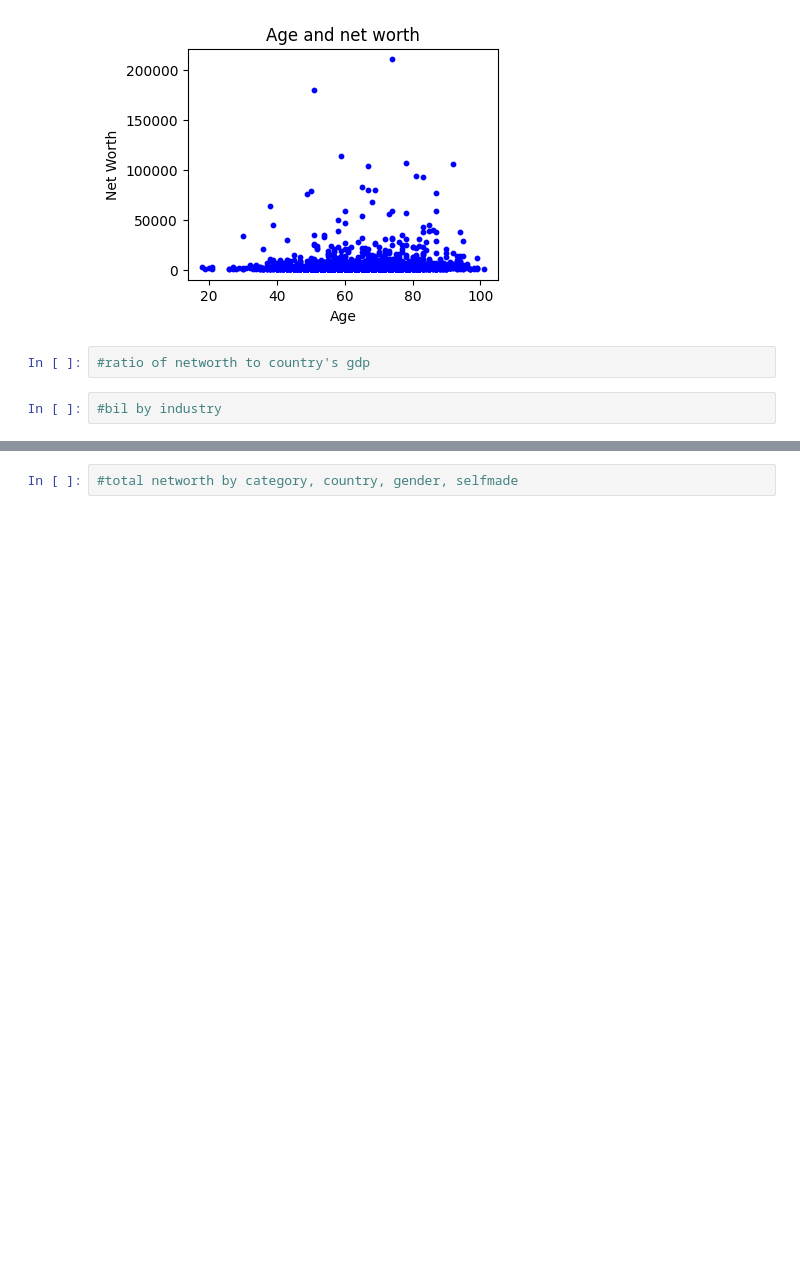
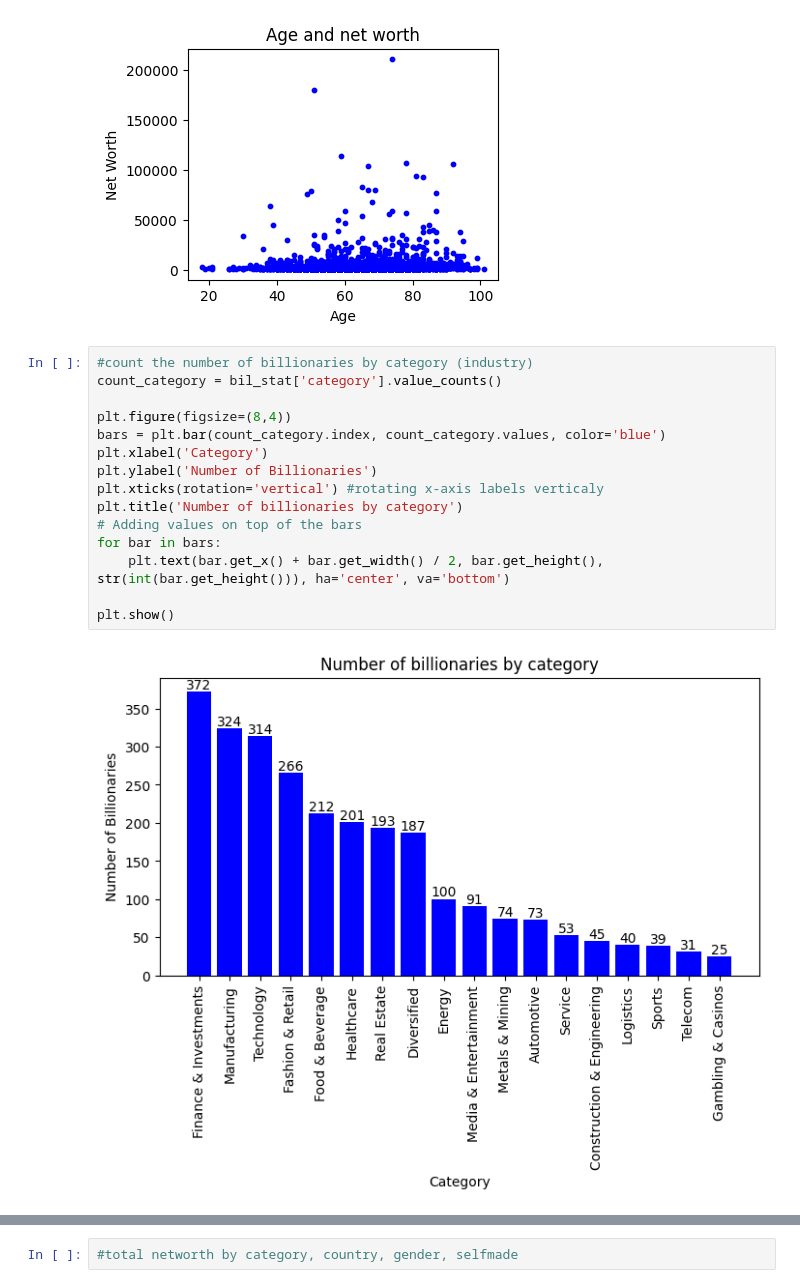
Before and after one commit to huy-ph/data_mining, a Jupyter notebook: learning/billionaires_statistics/billionaires_analysis.ipynb, the cells around one changed output, grey strips where cells are left out. Cells and saved outputs as stored; diff of their text form; blank space fills up the shorter version.

Commit message:
numof billionaries and total net worth by category

```diff
--- a/learning/billionaires_statistics/billionaires_analysis.ipynb
+++ b/learning/billionaires_statistics/billionaires_analysis.ipynb
@@ -113,7 +113,20 @@ plt.title('Age and net worth')
 plt.show()
 # %% [output]
 [figure]
-# %%
-#ratio of networth to country's gdp
-# %%
-#bil by industry
+# %%
+#count the number of billionaries by category (industry)
+count_category = bil_stat['category'].value_counts()
+
+plt.figure(figsize=(8,4))
+bars = plt.bar(count_category.index, count_category.values, color='blue')
+plt.xlabel('Category')
+plt.ylabel('Number of Billionaries')
+plt.xticks(rotation='vertical') #rotating x-axis labels verticaly
+plt.title('Number of billionaries by category')
+# Adding values on top of the bars
+for bar in bars:
+    plt.text(bar.get_x() + bar.get_width() / 2, bar.get_height(), str(int(bar.get_height())), ha='center', va='bottom')
+
+plt.show()
+# %% [output]
+[figure, added]
```
Also changed, not shown: parts of 3 cells of this notebook.
